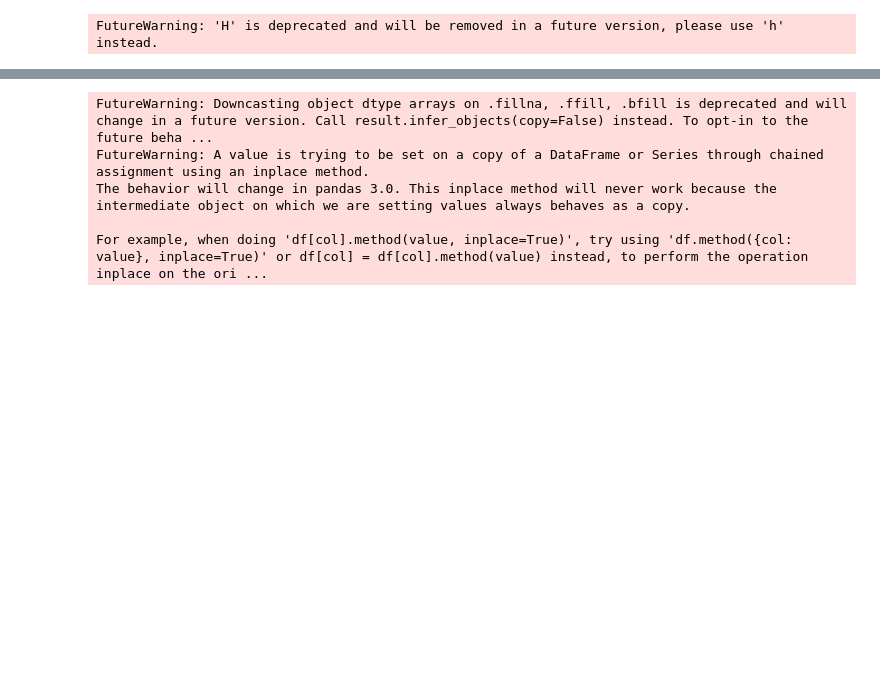
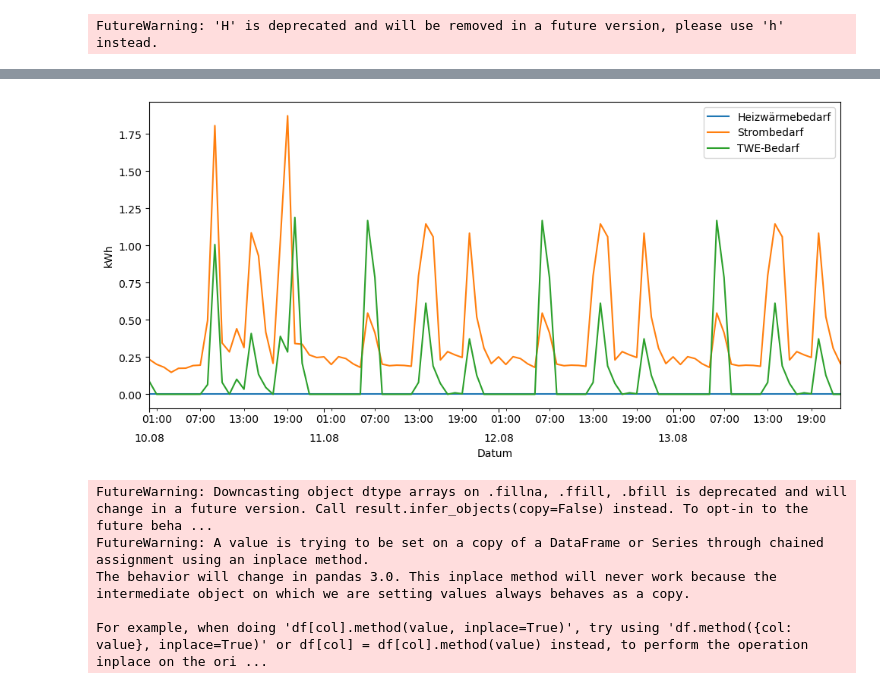
Before and after one commit to d-esplo/hemsrechner, a Jupyter notebook: test_wp_250123.ipynb, the cells around one changed output, grey strips where cells are left out. Saved outputs shown, nothing was run; the diff lists cells and outputs as text; code cells hidden in the pictures; blank space fills up the shorter version.

```diff
--- a/test_wp_250123.ipynb
+++ b/test_wp_250123.ipynb
@@ -28,3 +96,45 @@ FutureWarning: 'H' is deprecated and will be removed in a future version, please
+# %%
+import matplotlib.pyplot as plt
+import pandas as pd
+import matplotlib.dates as mdates
+
+plt.rcParams["figure.figsize"] = [10, 5]
+
+# Falls du nur einen bestimmten Zeitraum plotten willst, kannst du hier filtern:
+start_date = "2014-08-10"
+end_date = "2014-08-13"
+
+df_filtered = df.loc[start_date:end_date]  # Dynamische Auswahl
+
+# Daten plotten
+plt.plot(df_filtered.index, df_filtered['Heizwärmebedarf'], label="Heizwärmebedarf")
+plt.plot(df_filtered.index, df_filtered['Strombedarf'], label="Strombedarf")
+plt.plot(df_filtered.index, df_filtered['Warmwasserbedarf'], label="TWE-Bedarf")
+
+plt.xlabel('Datum', fontsize=10)
+plt.ylabel('kWh', fontsize=10)
+plt.legend(fontsize=10, loc='best')
+
+# X-Achse anpassen
+plt.xticks(fontsize=10)
+
+# Datum-Format anpassen: Nur bei 00:00 Uhr das Datum, sonst nur die Uhrzeit
+ax = plt.gca()
+ax.xaxis.set_major_locator(mdates.HourLocator(byhour=0))  # Haupt-Ticks nur um 00:00 Uhr
+ax.xaxis.set_major_formatter(mdates.DateFormatter('%d.%m'))  # Format: Tag.Monat
+
+ax.xaxis.set_minor_locator(mdates.HourLocator(interval=6))  # Alle 6h eine Nebenmarkierung
+ax.xaxis.set_minor_formatter(mdates.DateFormatter('%H:%M'))  # Uhrzeit anzeigen
+
+# Abstand des Datums nach unten setzen
+ax.xaxis.set_tick_params(labelsize=10, pad=20)  # Abstand vergrößern
+
+# Automatische Anpassung der x-Achse basierend auf den Daten
+ax.set_xlim([df_filtered.index.min(), df_filtered.index.max()])  # Dynamisch setzen
+
+plt.show()
+# %% [output]
+[figure, added]
 # %%
 importlib.reload(berechnen_wp)
 df_ohne, P_el, COP = berechnen_wp.ohne_pv(df.copy(), Q_ps, PS_verlust, nenn_heizleistung)
```
Also changed, not shown: parts of 6 cells of this notebook, 22 other files.
